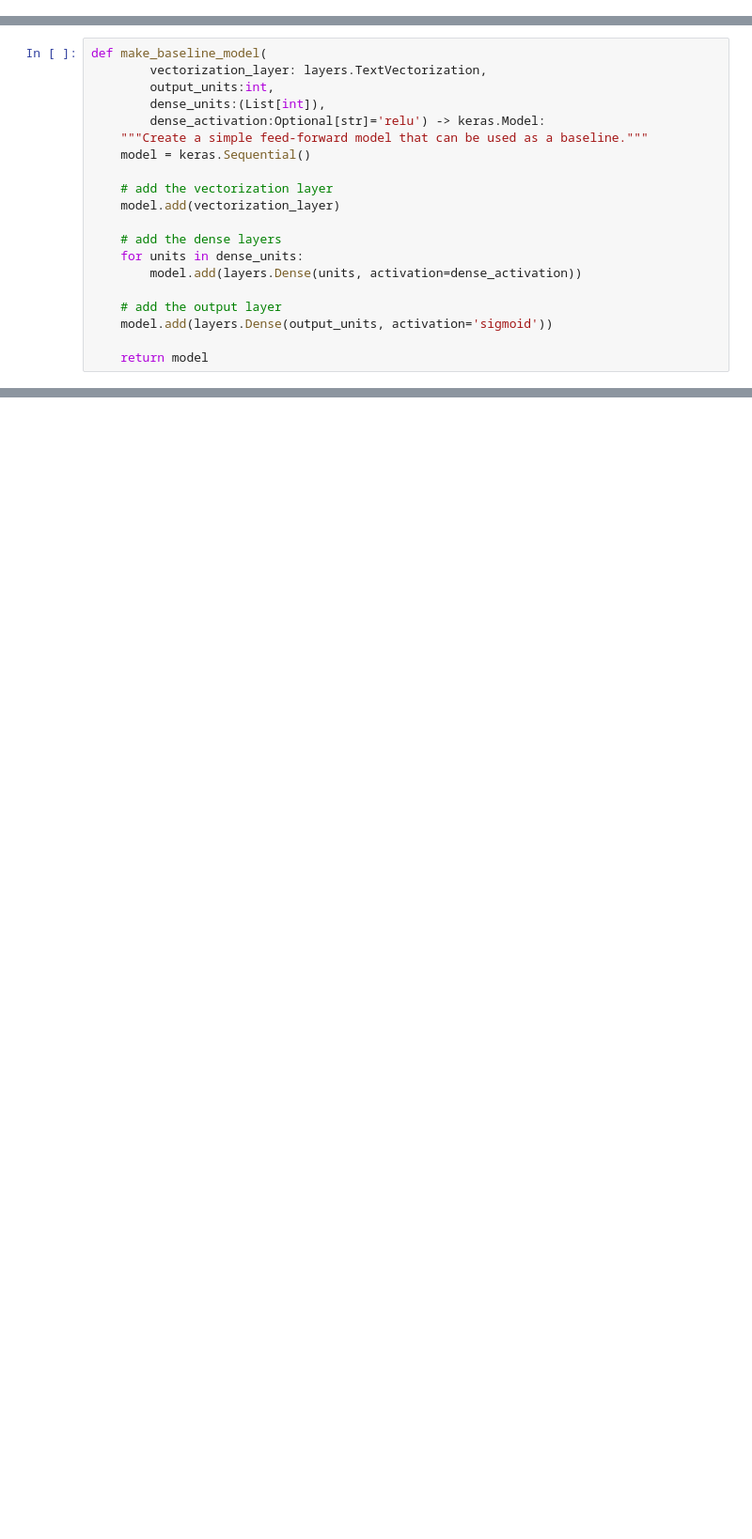
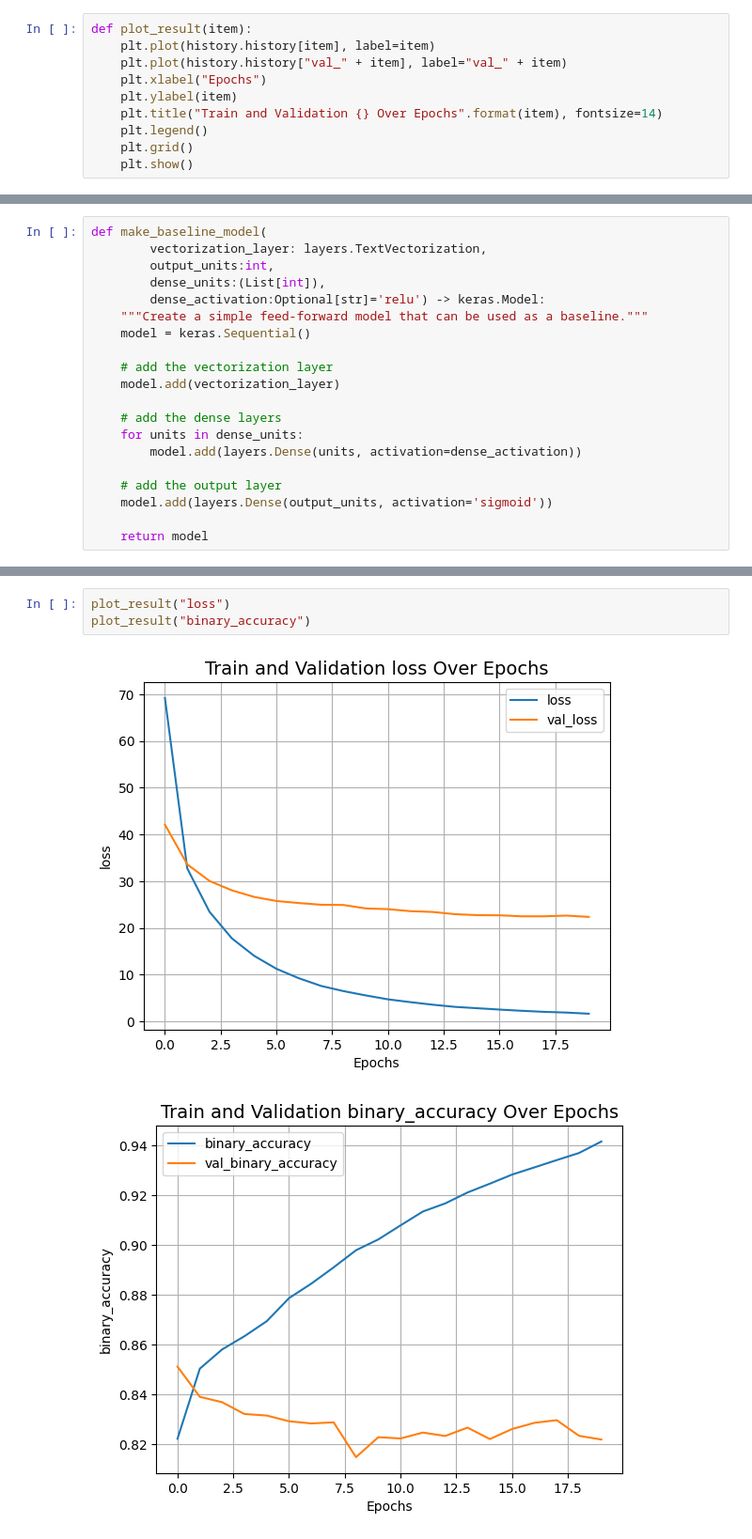
Before and after one commit to JohnnyFoulds/multi-intent-classification, a Jupyter notebook: notebooks/02_multiclass_model/02-02_modeling.ipynb, the cells around one changed output, grey strips where cells are left out. Shown: that part at 94% size. Cells and saved outputs as stored; diff of their text form; blank space fills up the shorter version.

Commit message:
Baseline model trained

```diff
--- a/notebooks/02_multiclass_model/02-02_modeling.ipynb
+++ b/notebooks/02_multiclass_model/02-02_modeling.ipynb
@@ -313,5 +314,15 @@ Label(s): ['Billing' 'Cancellation' 'Policy']
 # %% [markdown]
 ## 3. Modeling
+# %%
+def plot_result(item):
+    plt.plot(history.history[item], label=item)
+    plt.plot(history.history["val_" + item], label="val_" + item)
+    plt.xlabel("Epochs")
+    plt.ylabel(item)
+    plt.title("Train and Validation {} Over Epochs".format(item), fontsize=14)
+    plt.legend()
+    plt.grid()
+    plt.show()
 # %% [markdown]
 ### 3.1. Vectorization
 
@@ -404,0 +492,6 @@ baseline_model.summary()
+# %%
+plot_result("loss")
+plot_result("binary_accuracy")
+# %% [output]
+[figure, added]
+[figure, added]
```
Also changed, not shown: parts of 14 cells of this notebook.
